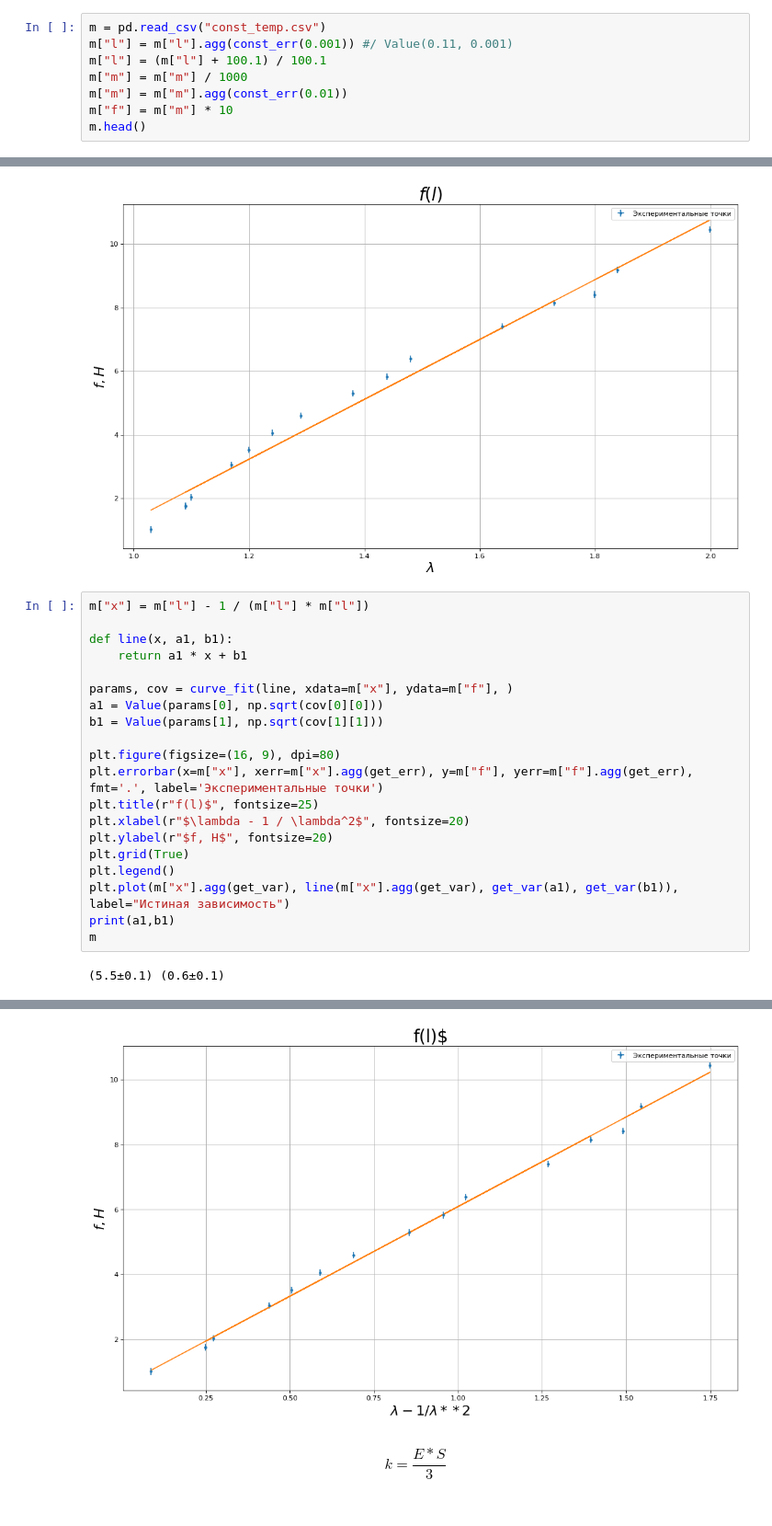
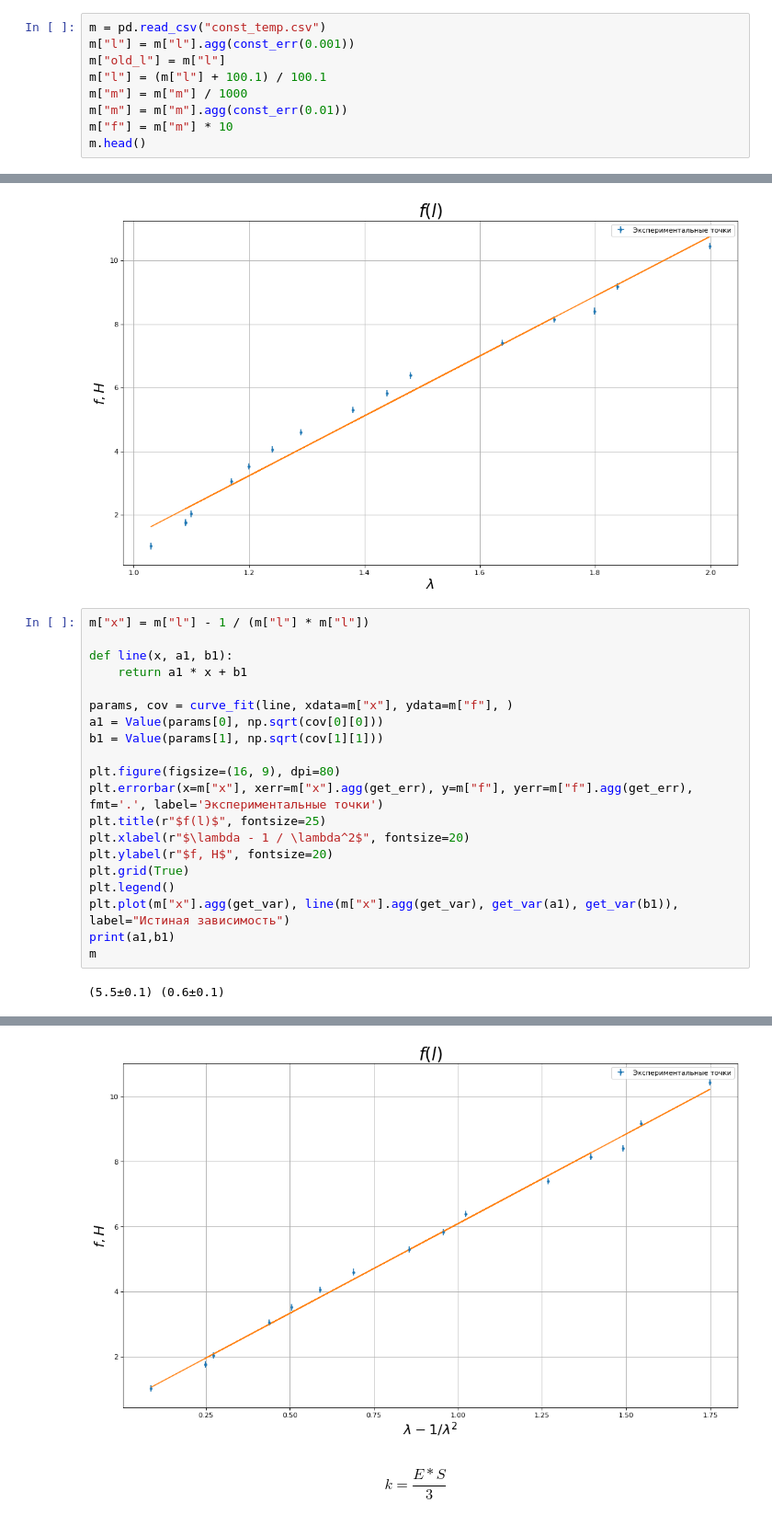
Before and after one commit to skolkovo-bba/labs3, a Jupyter notebook: 2.1.5/lab2.1.5.ipynb, the cells around one changed output, grey strips where cells are left out. Shown at 92% size. Saved outputs shown, nothing was run; the diff lists cells and outputs as text.

```diff
--- a/2.1.5/lab2.1.5.ipynb
+++ b/2.1.5/lab2.1.5.ipynb
@@ -61,7 +61,8 @@ $$3\biggr( \frac{\Delta l}{l} - 2\alpha T_0 \biggl)$$
 Полученные данные используем для построения зависимости $\ln \Delta T$ от $t$. Аппроксимируя полученный график к моменту $t = 0$, определим величину $\Delta T_0$.
 # %%
 m = pd.read_csv("const_temp.csv")
-m["l"] = m["l"].agg(const_err(0.001)) #/ Value(0.11, 0.001)
+m["l"] = m["l"].agg(const_err(0.001))
+m["old_l"] = m["l"]
 m["l"] = (m["l"] + 100.1) / 100.1
 m["m"] = m["m"] / 1000
 m["m"] = m["m"].agg(const_err(0.01))
@@ -106,7 +107,7 @@ b1 = Value(params[1], np.sqrt(cov[1][1]))
 
 plt.figure(figsize=(16, 9), dpi=80)
 plt.errorbar(x=m["x"], xerr=m["x"].agg(get_err), y=m["f"], yerr=m["f"].agg(get_err), fmt='.', label='Экспериментальные точки')
-plt.title(r"f(l)$", fontsize=25)
+plt.title(r"$f(l)$", fontsize=25)
 plt.xlabel(r"$\lambda - 1 / \lambda^2$", fontsize=20)
 plt.ylabel(r"$f, H$", fontsize=20)
 plt.grid(True)
@@ -136,4 +137,4 @@ m
-[figure, old version]
+[figure, new version]
 # %% [markdown]
 $$k = \frac{E*S}{3}$$
 # %%
```
Also changed, not shown: parts of 7 cells of this notebook, 3 other files.
